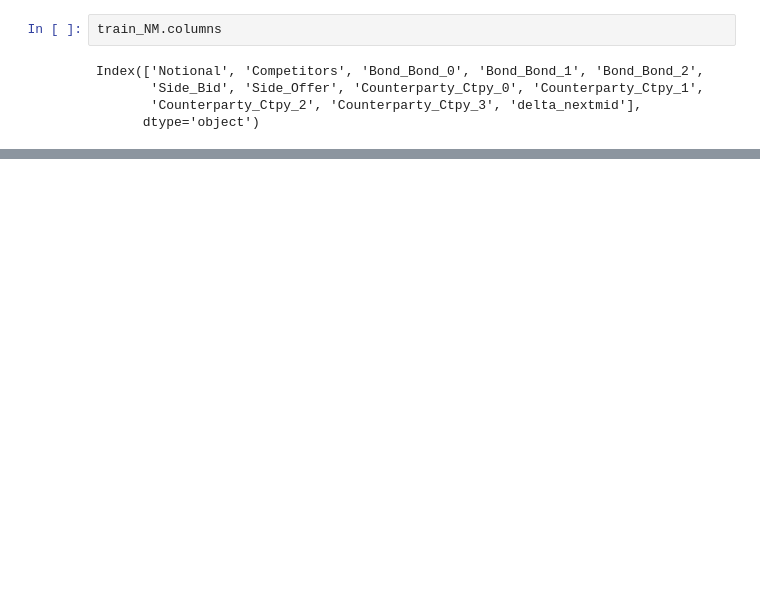
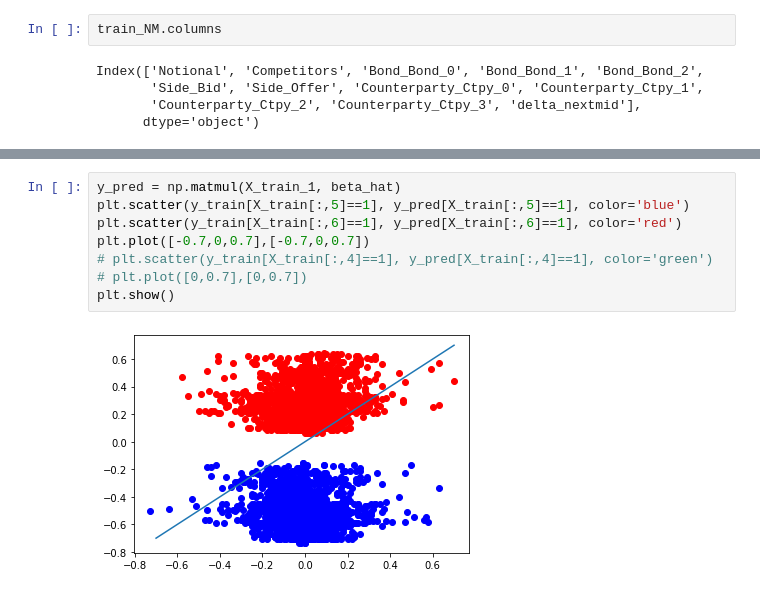
Before and after one commit to joeldsouza493/RFQ, a Jupyter notebook: Nuti_PartA.ipynb, the cells around one changed output, grey strips where cells are left out. Cells and saved outputs as stored; diff of their text form; blank space fills up the shorter version.

```diff
--- a/Nuti_PartA.ipynb
+++ b/Nuti_PartA.ipynb
@@ -1439,0 +1477,10 @@ plt.show()
+# %%
+y_pred = np.matmul(X_train_1, beta_hat)
+plt.scatter(y_train[X_train[:,5]==1], y_pred[X_train[:,5]==1], color='blue')
+plt.scatter(y_train[X_train[:,6]==1], y_pred[X_train[:,6]==1], color='red')
+plt.plot([-0.7,0,0.7],[-0.7,0,0.7])
+# plt.scatter(y_train[X_train[:,4]==1], y_pred[X_train[:,4]==1], color='green')
+# plt.plot([0,0.7],[0,0.7])
+plt.show()
+# %% [output]
+[figure, added]
```
Also changed, not shown: parts of 40 cells of this notebook.
